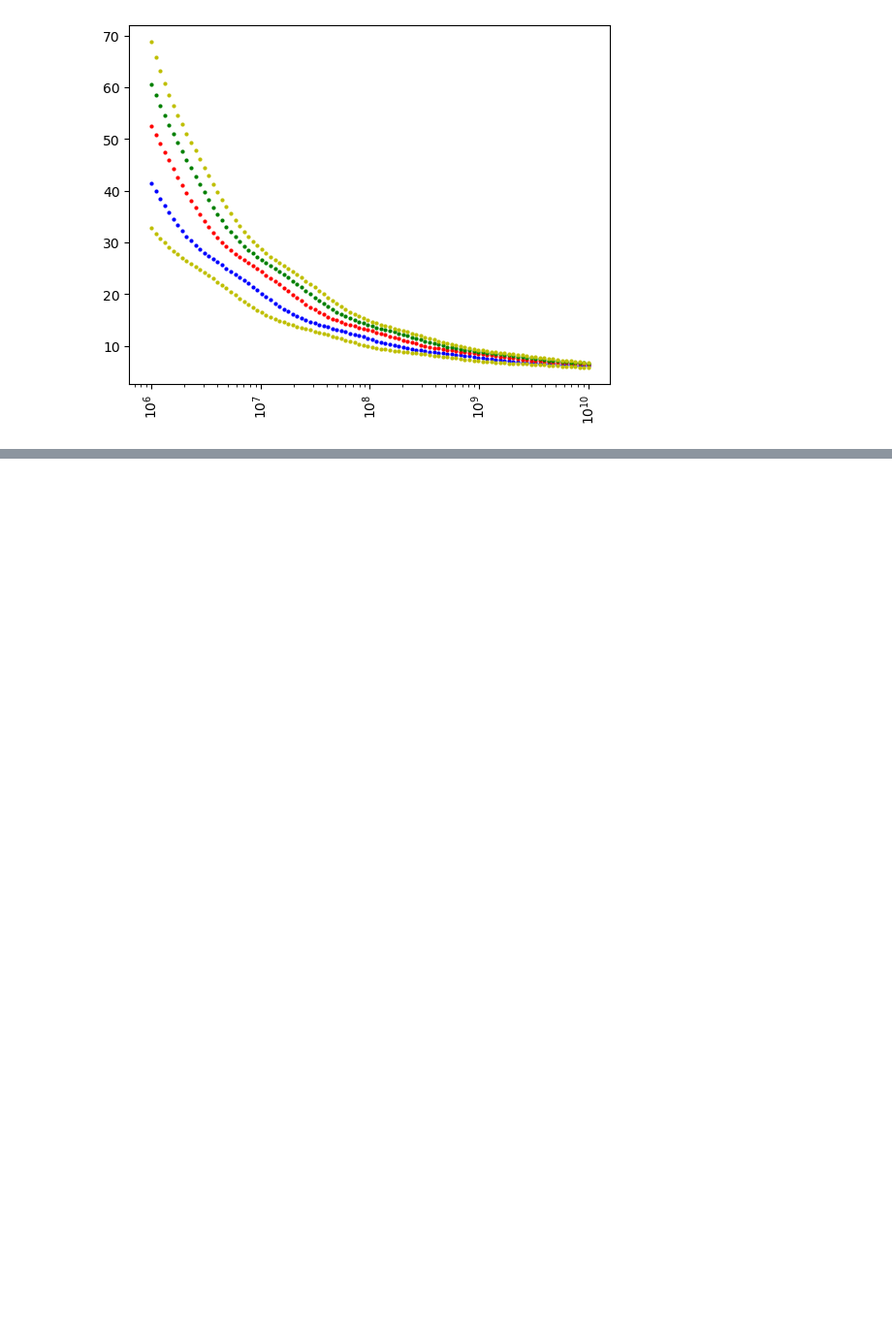
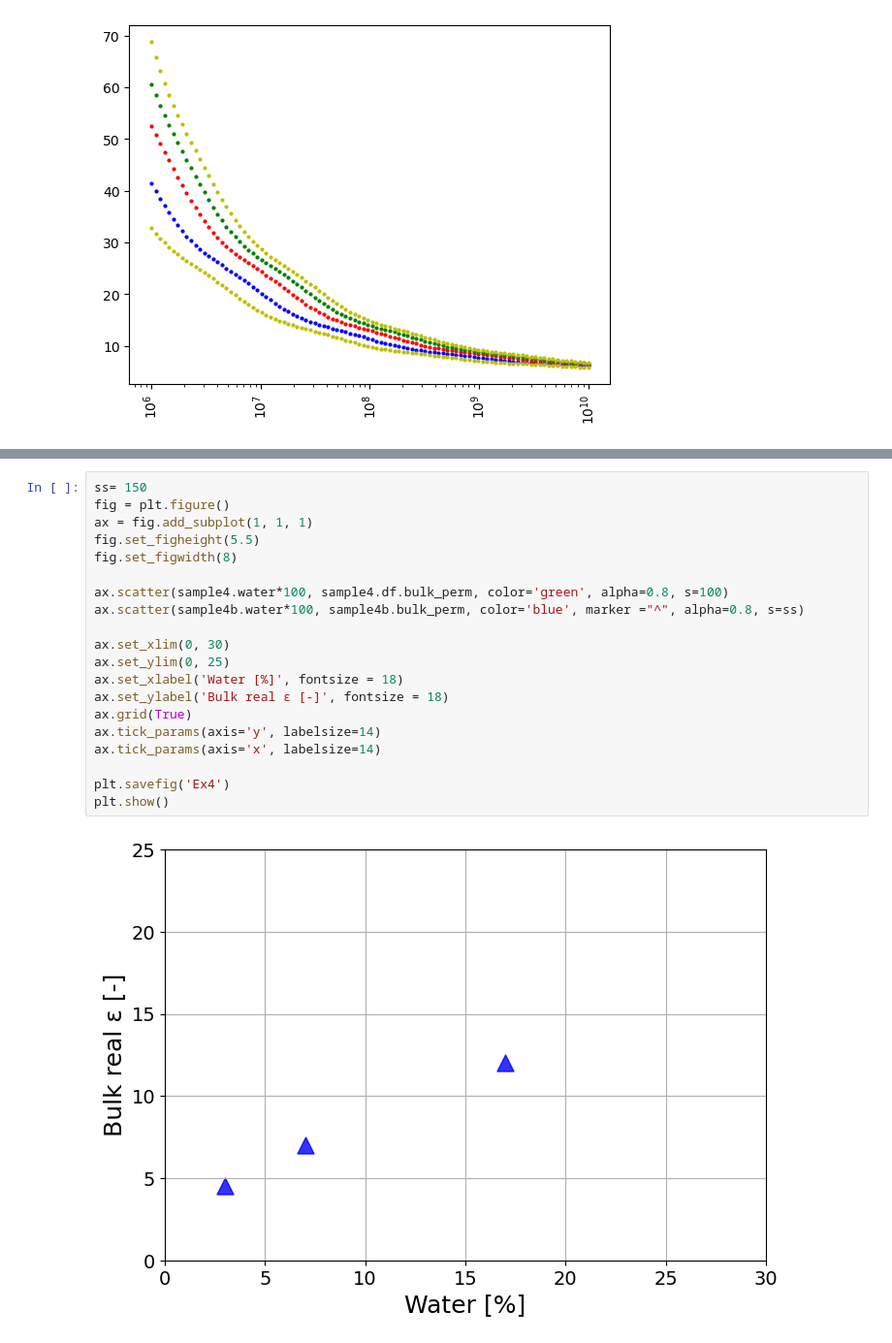
Before and after one commit to SENSE-UGent/Pedophysics, a Jupyter notebook: examples/Examples.ipynb, the cells around one changed output, grey strips where cells are left out. Shown: that part at 97% size. Drawn from its saved outputs; the diff is of its cells as text; blank space fills up the shorter version.

```diff
--- a/examples/Examples.ipynb
+++ b/examples/Examples.ipynb
@@ -842,0 +927,22 @@ plt.show()
+# %%
+ss= 150
+fig = plt.figure()
+ax = fig.add_subplot(1, 1, 1)
+fig.set_figheight(5.5)
+fig.set_figwidth(8)
+
+ax.scatter(sample4.water*100, sample4.df.bulk_perm, color='green', alpha=0.8, s=100)
+ax.scatter(sample4b.water*100, sample4b.bulk_perm, color='blue', marker ="^", alpha=0.8, s=ss)
+
+ax.set_xlim(0, 30)
+ax.set_ylim(0, 25)
+ax.set_xlabel('Water [%]', fontsize = 18)
+ax.set_ylabel('Bulk real ε [-]', fontsize = 18)
+ax.grid(True)
+ax.tick_params(axis='y', labelsize=14)
+ax.tick_params(axis='x', labelsize=14)
+
+plt.savefig('Ex4')
+plt.show()
+# %% [output]
+[figure, added]
```
Also changed, not shown: parts of 18 cells of this notebook, 10 other files.
